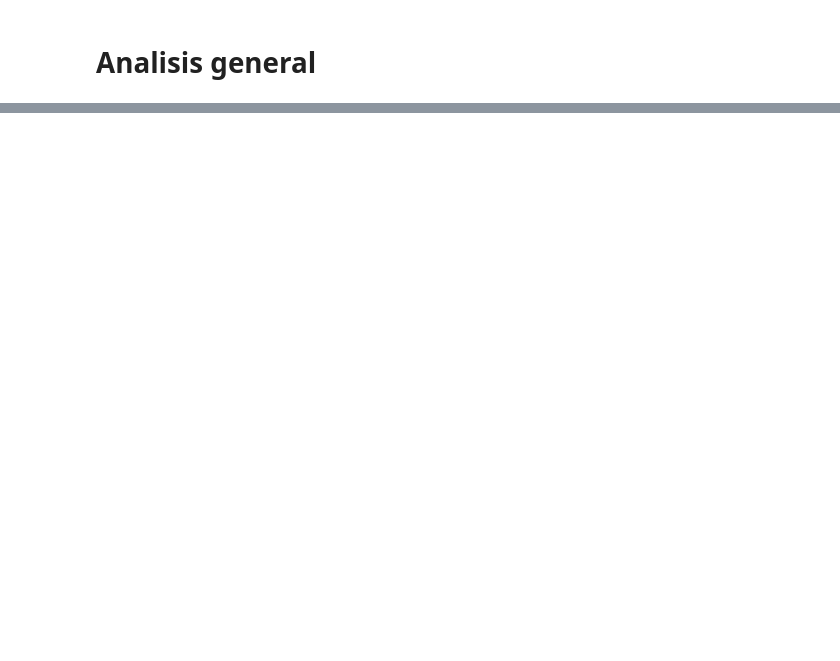
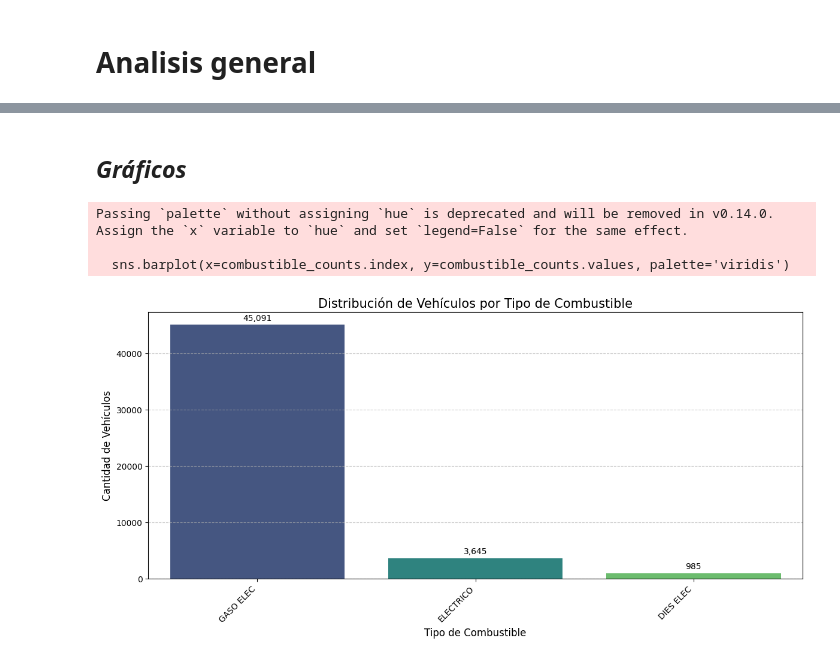
Before and after one commit to JuanRuizIng/electric_and_hybrid_vehicles_analysis, a Jupyter notebook: notebooks/eda_electric_vehicles.ipynb, the cells around one changed output, grey strips where cells are left out. Saved outputs shown, nothing was run; the diff lists cells and outputs as text; code cells hidden in the pictures; blank space fills up the shorter version.

```diff
--- a/notebooks/eda_electric_vehicles.ipynb
+++ b/notebooks/eda_electric_vehicles.ipynb
@@ -425,7 +406,7 @@ print(df_filtered['AÑO_REGISTRO'].min())
 # %% [markdown]
 También, se reemplazan los datos que sean = 0 con la mediana respectiva en 'CILINDRAJE', 'PESO', 'POTENCIA', 'EJES'. Esto, pues es imposible que algunas de las anteriores columnas, algún vehículo tenga en 0, pues no sería un vehículo.
 # %%
-columns_to_check = ['CILINDRAJE', 'PESO', 'POTENCIA', 'EJES']
+columns_to_check = ['CILINDRAJE', 'PESO', 'POTENCIA']
 
 print("Valores mínimos antes de reemplazar ceros:")
 for col in columns_to_check:
@@ -461,0 +450,5 @@ EJES: 1.0
+# %%
+df_filtered = df_filtered[df_filtered['SERVICIO'] == 'Particular']
+print(df_filtered['SERVICIO'].value_counts())
+df_filtered = df_filtered.drop(columns=['SERVICIO'])
+df_filtered.info()
@@ -483,0 +495,28 @@ memory usage: 6.6+ MB
+# %% [markdown]
+## *Gráficos*
+# %%
+plt.figure(figsize=(12, 6))
+
+combustible_counts = df_filtered['COMBUSTIBLE'].value_counts().sort_values(ascending=False)
+
+sns.barplot(x=combustible_counts.index, y=combustible_counts.values, palette='viridis')
+
+plt.title('Distribución de Vehículos por Tipo de Combustible', fontsize=15)
+plt.xlabel('Tipo de Combustible', fontsize=12)
+plt.ylabel('Cantidad de Vehículos', fontsize=12)
+
+plt.xticks(rotation=45, ha='right')
+
+plt.grid(True, axis='y', linestyle='--', alpha=0.7)
+
+for i, v in enumerate(combustible_counts.values):
+    plt.text(i, v + max(combustible_counts.values)*0.01, f'{v:,}',
+             ha='center', va='bottom', fontsize=10)
+
+plt.tight_layout()
+plt.show()
+# %% [output]
+Passing `palette` without assigning `hue` is deprecated and will be removed in v0.14.0. Assign the `x` variable to `hue` and set `legend=False` for the same effect.
+
+  sns.barplot(x=combustible_counts.index, y=combustible_counts.values, palette='viridis')
+[figure, added]
```
Also changed, not shown: parts of 27 cells of this notebook.
